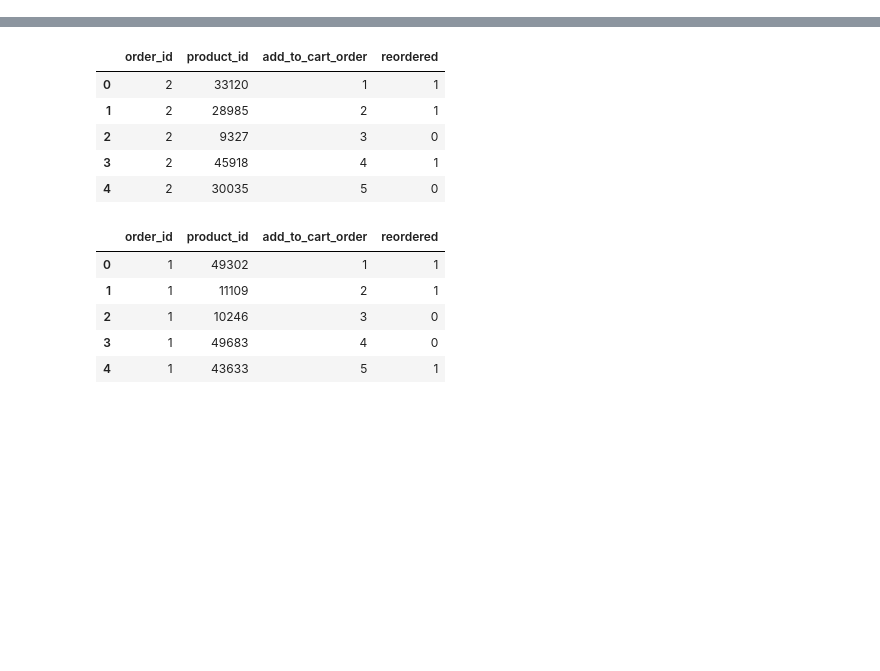
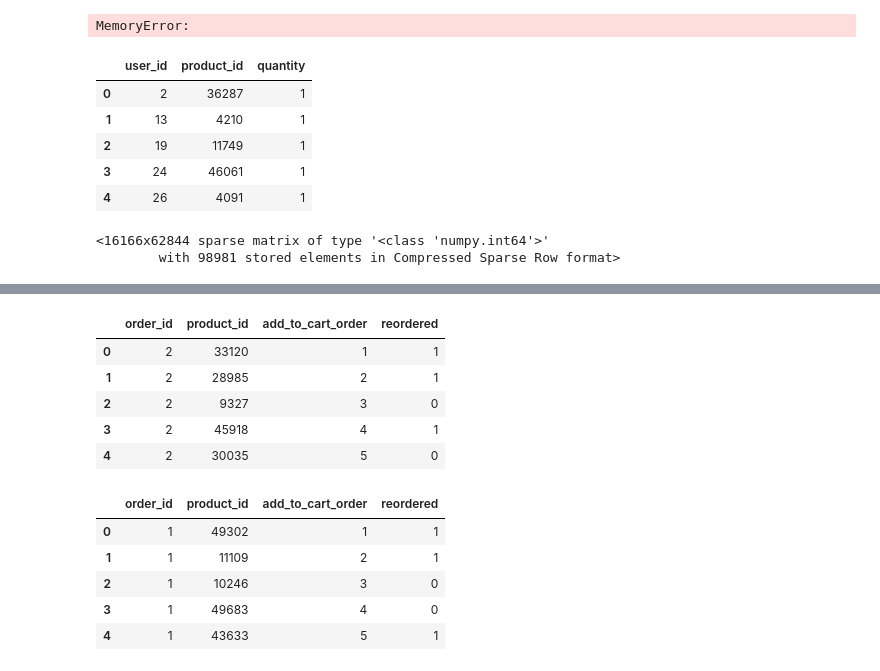
Before and after one commit to nakulcr7/recommender-system-instacart, a Jupyter notebook: src/Test-rahul.ipynb, the cells around one changed output, grey strips where cells are left out. Saved outputs shown, nothing was run; the diff lists cells and outputs as text; code cells hidden in the pictures; blank space fills up the shorter version.

```diff
--- a/src/Test-rahul.ipynb
+++ b/src/Test-rahul.ipynb
@@ -5,0 +134,17 @@ import numpy as np
+# %%
+np.ones((60000, 16000))
+# %% [output]
+MemoryError:
+# %%
+filename_user_product_counts="../data/user_product_counts"
+# Order datasets
+df_user_product_counts = pd.read_csv(filename_user_product_counts,sep="\t",usecols=[1,2,3])
+# %%
+df_user_product_counts.head()
+# %% [output]
+|  | user_id | product_id | quantity |
+| 0 | 2 | 36287 | 1 |
+| 1 | 13 | 4210 | 1 |
+| 2 | 19 | 11749 | 1 |
+| 3 | 24 | 46061 | 1 |
+| 4 | 26 | 4091 | 1 |
@@ -5,0 +155,9 @@ import numpy as np
+# %%
+col_indices = df_user_product_counts.user_id.astype('category', categories = users).cat.codes
+row_indices = df_user_product_counts.product_id.astype('category', categories = products).cat.codes
+
+product_user_matrix = sparse.csr_matrix((quantity, (row_indices, col_indices)), shape=(len(products), len(users)))
+product_user_matrix
+# %% [output]
+<16166x62844 sparse matrix of type '<class 'numpy.int64'>'
+        with 98981 stored elements in Compressed Sparse Row format>
```
Also changed, not shown: parts of 30 cells of this notebook, 10 other files.
